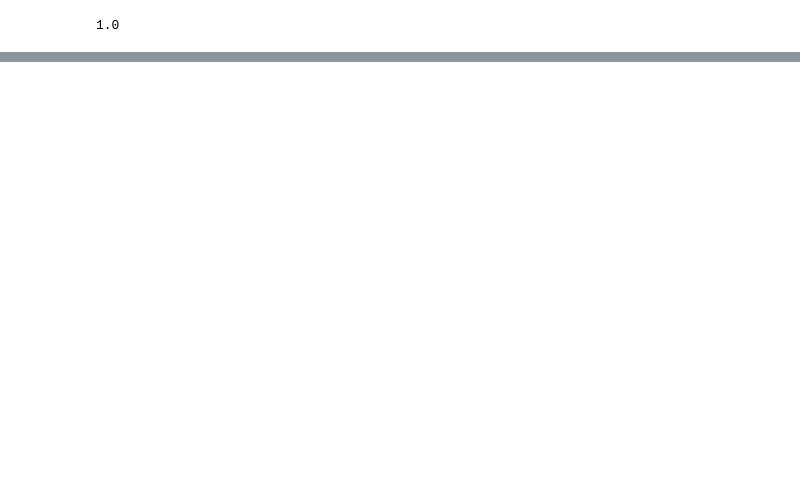
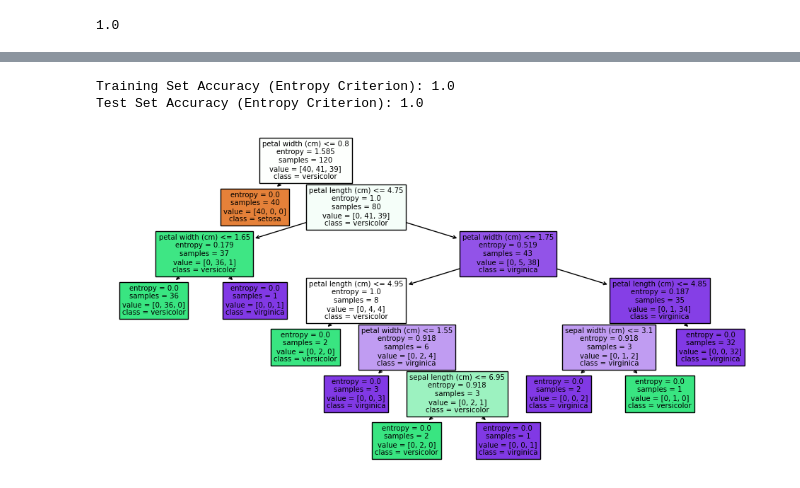
Before and after one commit to aniketdixit03/Python-Academics, a Jupyter notebook: ML_Fourth_Lab.ipynb, the cells around one changed output, grey strips where cells are left out. Cells and saved outputs as stored; diff of their text form; code cells hidden in the pictures; blank space fills up the shorter version.

```diff
--- a/ML_Fourth_Lab.ipynb
+++ b/ML_Fourth_Lab.ipynb
@@ -138,0 +213,38 @@ model.score(X_train,y_train)#Test Set Accuracy
+# %%
+import numpy as np
+import matplotlib.pyplot as plt
+from sklearn.tree import DecisionTreeClassifier, plot_tree
+from sklearn.datasets import load_iris
+from sklearn.model_selection import train_test_split
+
+# Load your dataset or create your own Tr_X, Tr_y, Te_X, Te_y
+# For this example, we'll use the Iris dataset
+data = load_iris()
+X = data.data
+y = data.target
+
+# Split the data into training and testing sets
+Tr_X, Te_X, Tr_y, Te_y = train_test_split(X, y, test_size=0.2, random_state=42)
+
+# Create a Decision Tree classifier with "entropy" criterion
+model_entropy = DecisionTreeClassifier(criterion="entropy")
+model_entropy.fit(Tr_X, Tr_y)
+
+# Calculate accuracy on the training set (entropy criterion)
+train_accuracy_entropy = model_entropy.score(Tr_X, Tr_y)
+
+# Calculate accuracy on the test set (entropy criterion)
+test_accuracy_entropy = model_entropy.score(Te_X, Te_y)
+
+# Print the training and test accuracies (entropy criterion)
+print("Training Set Accuracy (Entropy Criterion):", train_accuracy_entropy)
+print("Test Set Accuracy (Entropy Criterion):", test_accuracy_entropy)
+
+# Plot the Decision Tree with "entropy" criterion
+plt.figure(figsize=(12, 6))
+plot_tree(model_entropy, feature_names=data.feature_names, class_names=[str(name) for name in data.target_names], filled=True)
+plt.show()
+# %% [output]
+Training Set Accuracy (Entropy Criterion): 1.0
+Test Set Accuracy (Entropy Criterion): 1.0
+[figure, added]
```
Also changed, not shown: parts of 3 cells of this notebook.
